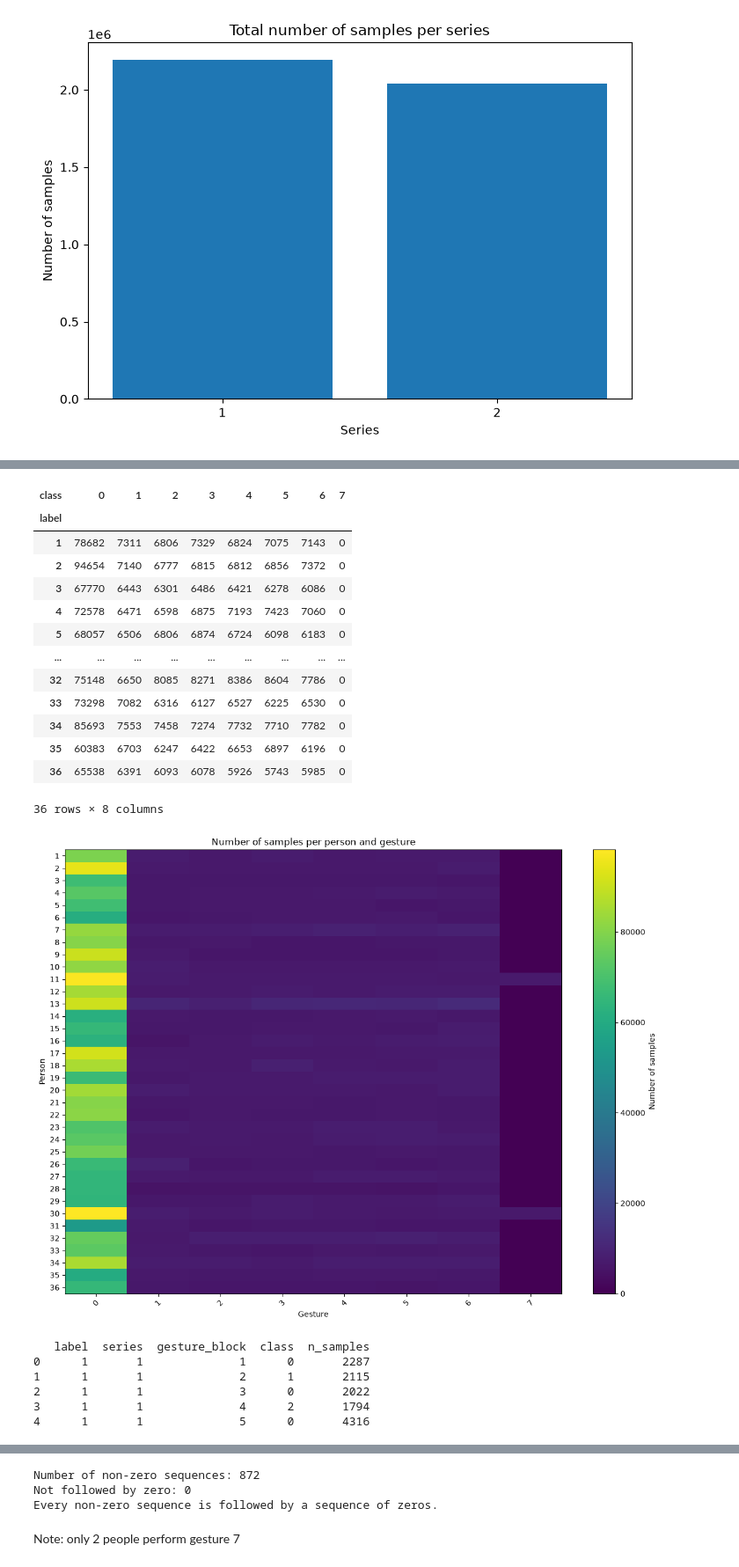
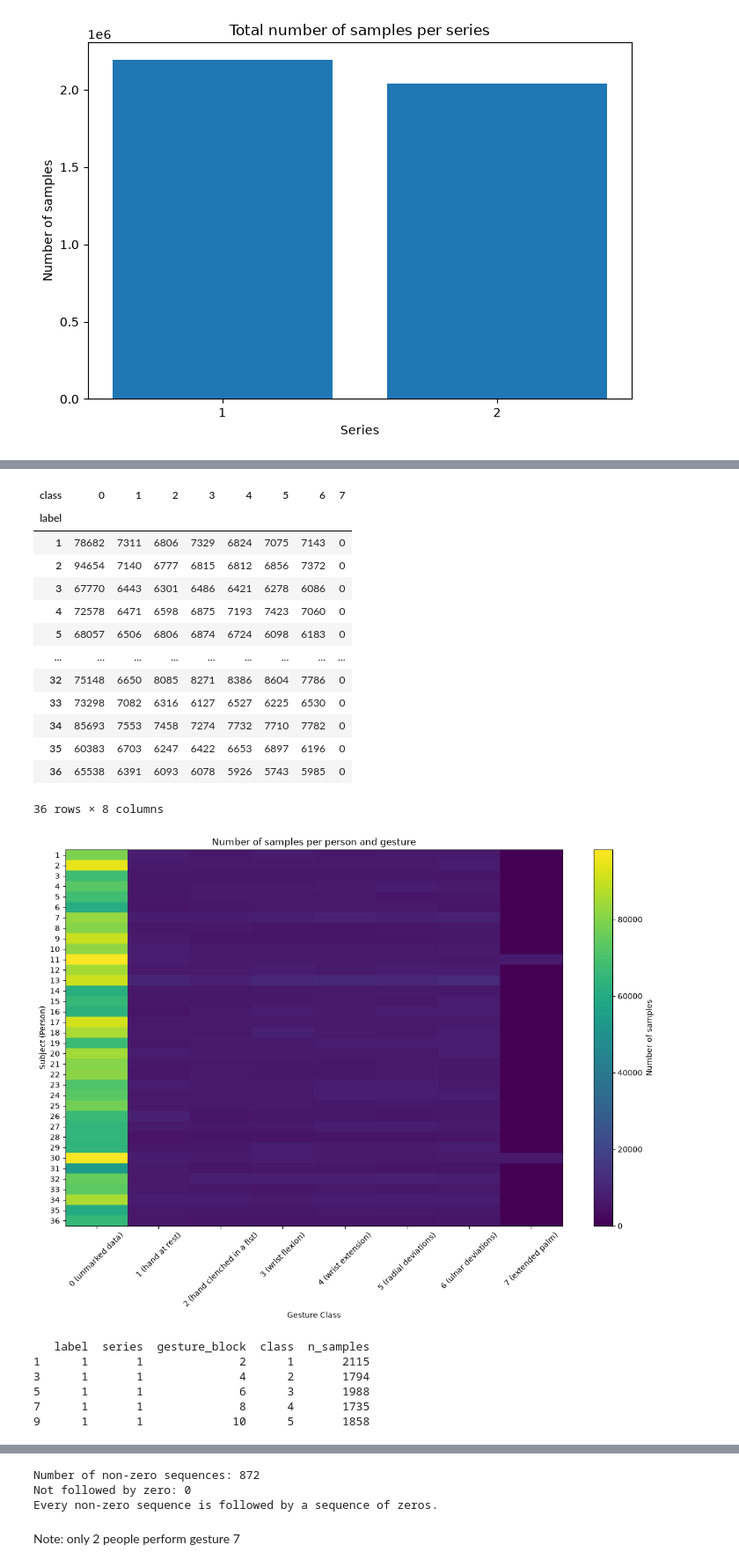
Before and after one commit to laauritaa/S-S_EMG, a Jupyter notebook: Data_Overview.ipynb, the cells around one changed output, grey strips where cells are left out. Shown at 88% size. Cells and saved outputs as stored; diff of their text form; code cells hidden in the pictures.

```diff
--- a/Data_Overview.ipynb
+++ b/Data_Overview.ipynb
@@ -504,14 +504,27 @@ print("\n" + "=" * 70)
 print("4. HAND GESTURES")
 print("=" * 70)
 
+gesture_names = {
+    0: "unmarked data",
+    1: "hand at rest",
+    2: "hand clenched in a fist",
+    3: "wrist flexion",
+    4: "wrist extension",
+    5: "radial deviations",
+    6: "ulnar deviations",
+    7: "extended palm"
+}
+
 gesture_counts = data["class"].value_counts().sort_index()
+# gesture_counts = data.loc[data["class"] != 0, "class"].value_counts().sort_index()
 
 display(gesture_counts.to_frame("n_samples"))
 
 plt.figure(figsize=(10, 5))
 
 plt.bar(
-    gesture_counts.index.astype(str),
+    # gesture_counts.index.astype(str),
+    [f"{i} ({gesture_names[i]})" for i in gesture_counts.index],
     gesture_counts.values
 )
 
@@ -528,6 +541,11 @@ person_gesture = pd.crosstab(
     data["class"]
 )
 
+# person_gesture = pd.crosstab(
+#     data.loc[data["class"] != 0, "label"],
+#     data.loc[data["class"] != 0, "class"]
+# )
+
 display(person_gesture)
 
 plt.figure(figsize=(12, 9))
@@ -539,13 +557,15 @@ plt.imshow(
 
 plt.colorbar(label="Number of samples")
 
-plt.xlabel("Gesture")
-plt.ylabel("Person")
+plt.xlabel("Gesture Class")
+plt.ylabel("Subject (Person)")
 plt.title("Number of samples per person and gesture")
 
 plt.xticks(
-    range(len(person_gesture.columns)),
-    person_gesture.columns,
+    # range(len(person_gesture.columns)),
+    # person_gesture.columns,
+     range(len(person_gesture.columns)),
+    [f"{i} ({gesture_names[i]})" for i in person_gesture.columns],
     rotation=45
 )
 
@@ -571,6 +591,8 @@ gesture_durations = (
         .size()
         .reset_index(name="n_samples")
 )
+
+gesture_durations = gesture_durations[gesture_durations["class"] != 0]
 
 print(gesture_durations.head())
 
@@ -608,6 +630,8 @@ gesture_time = (
 gesture_time["time_duration"] = (
     gesture_time["end_time"] - gesture_time["start_time"]
 )
+
+gesture_time = gesture_time[gesture_time["class"] != 0]
 
 plt.figure(figsize=(10, 5))
 
@@ -681,21 +705,21 @@ else:
 | class | 0 | 1 | 2 | 3 | 4 | 5 | 6 | 7 |
 | label |  |  |  |  |  |  |  |  |
 | 1 | 78682 | 7311 | 6806 | 7329 | 6824 | 7075 | 7143 | 0 |
 | 2 | 94654 | 7140 | 6777 | 6815 | 6812 | 6856 | 7372 | 0 |
 | 3 | 67770 | 6443 | 6301 | 6486 | 6421 | 6278 | 6086 | 0 |
 | 4 | 72578 | 6471 | 6598 | 6875 | 7193 | 7423 | 7060 | 0 |
 | 5 | 68057 | 6506 | 6806 | 6874 | 6724 | 6098 | 6183 | 0 |
 | ... | ... | ... | ... | ... | ... | ... | ... | ... |
 | 32 | 75148 | 6650 | 8085 | 8271 | 8386 | 8604 | 7786 | 0 |
 | 33 | 73298 | 7082 | 6316 | 6127 | 6527 | 6225 | 6530 | 0 |
 | 34 | 85693 | 7553 | 7458 | 7274 | 7732 | 7710 | 7782 | 0 |
 | 35 | 60383 | 6703 | 6247 | 6422 | 6653 | 6897 | 6196 | 0 |
 | 36 | 65538 | 6391 | 6093 | 6078 | 5926 | 5743 | 5985 | 0 |
 36 rows × 8 columns
-[figure, old version]
+[figure, new version]
    label  series  gesture_block  class  n_samples
-0      1       1              1      0       2287
 1      1       1              2      1       2115
-2      1       1              3      0       2022
 3      1       1              4      2       1794
-4      1       1              5      0       4316
+5      1       1              6      3       1988
+7      1       1              8      4       1735
+9      1       1             10      5       1858
```
Also changed, not shown: parts of 1 cell of this notebook, 2 other files.
